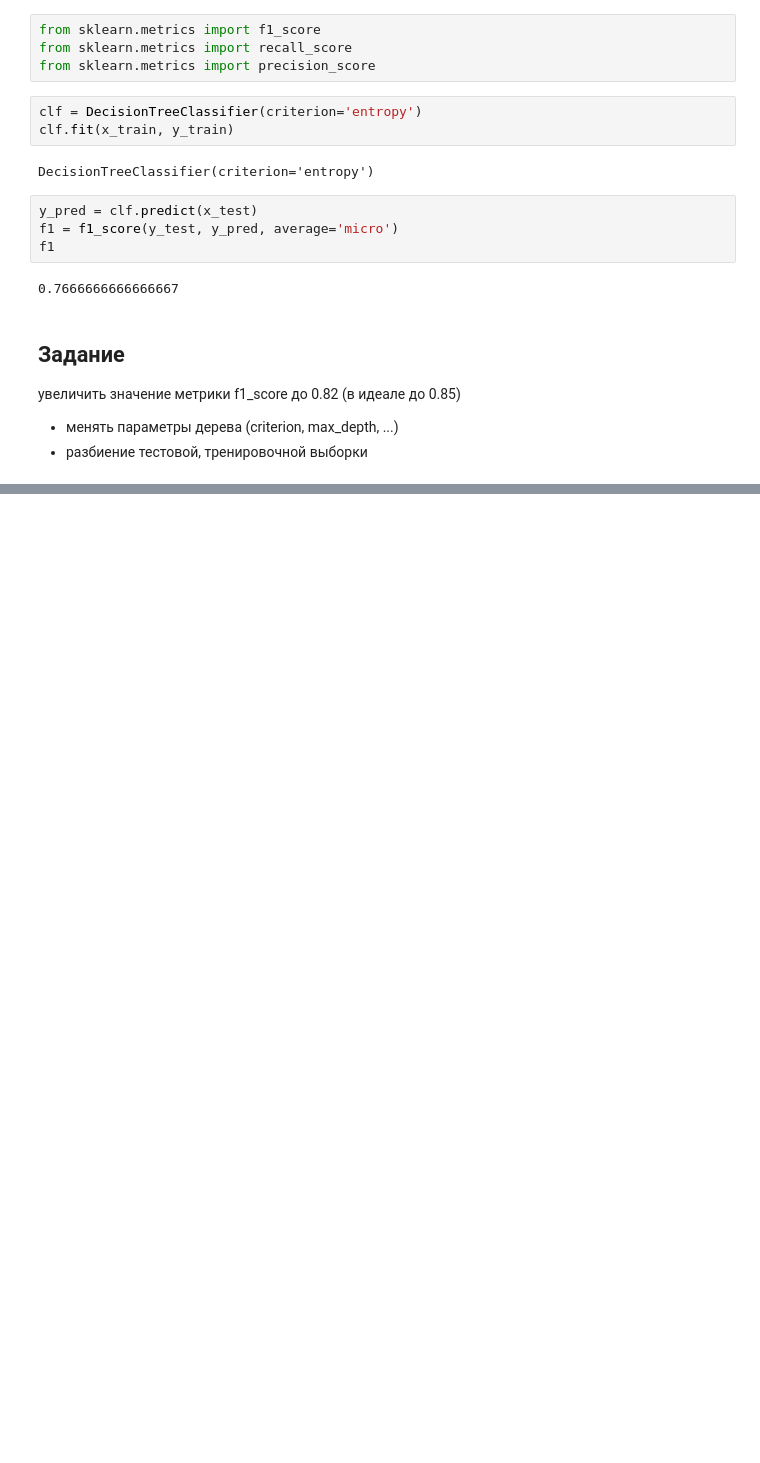
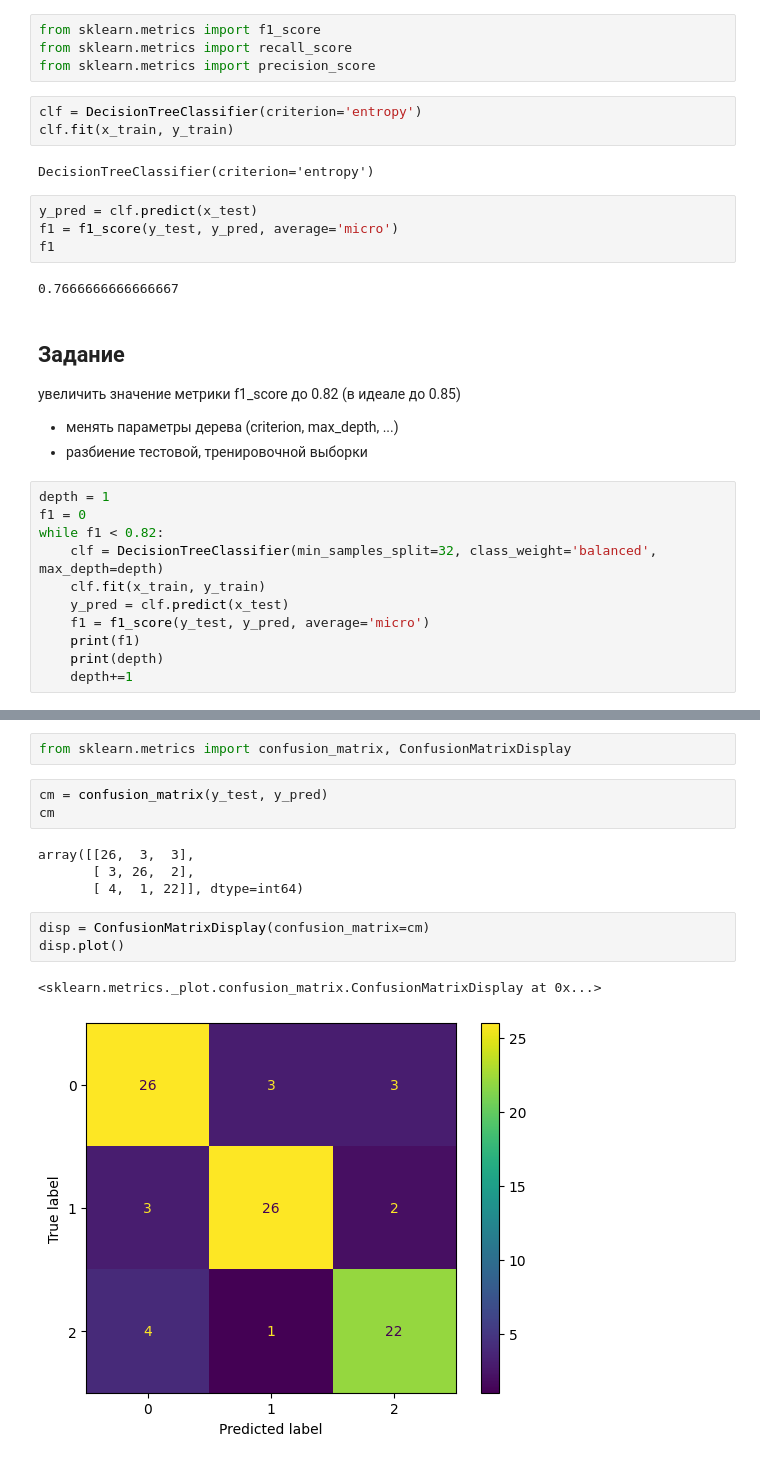
Before and after one commit to DagalSV/clone_BigData_2024, a Jupyter notebook: scikit/scikit-songs.ipynb, the cells around one changed output, grey strips where cells are left out. Drawn from its saved outputs; the diff is of its cells as text; blank space fills up the shorter version.

```diff
--- a/scikit/scikit-songs.ipynb
+++ b/scikit/scikit-songs.ipynb
@@ -51,3 +51,14 @@ f1
 увеличить значение метрики f1_score до 0.82 (в идеале до 0.85)
 - менять параметры дерева (criterion, max_depth, ...)
 - разбиение тестовой, тренировочной выборки
+# %%
+depth = 1
+f1 = 0
+while f1 < 0.82:
+    clf = DecisionTreeClassifier(min_samples_split=32, class_weight='balanced', max_depth=depth)
+    clf.fit(x_train, y_train)
+    y_pred = clf.predict(x_test)
+    f1 = f1_score(y_test, y_pred, average='micro')
+    print(f1)
+    print(depth)
+    depth+=1
@@ -53,0 +78,15 @@ f1
+# %%
+from sklearn.metrics import confusion_matrix, ConfusionMatrixDisplay
+# %%
+cm = confusion_matrix(y_test, y_pred)
+cm
+# %% [output]
+array([[26,  3,  3],
+       [ 3, 26,  2],
+       [ 4,  1, 22]], dtype=int64)
+# %%
+disp = ConfusionMatrixDisplay(confusion_matrix=cm)
+disp.plot()
+# %% [output]
+<sklearn.metrics._plot.confusion_matrix.ConfusionMatrixDisplay at 0x...>
+[figure, added]
```
Also changed, not shown: parts of 2 cells of this notebook.
